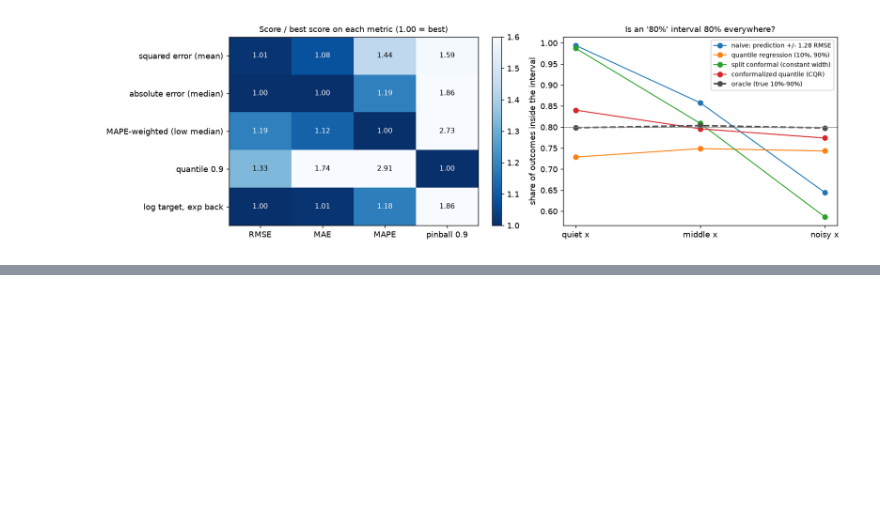
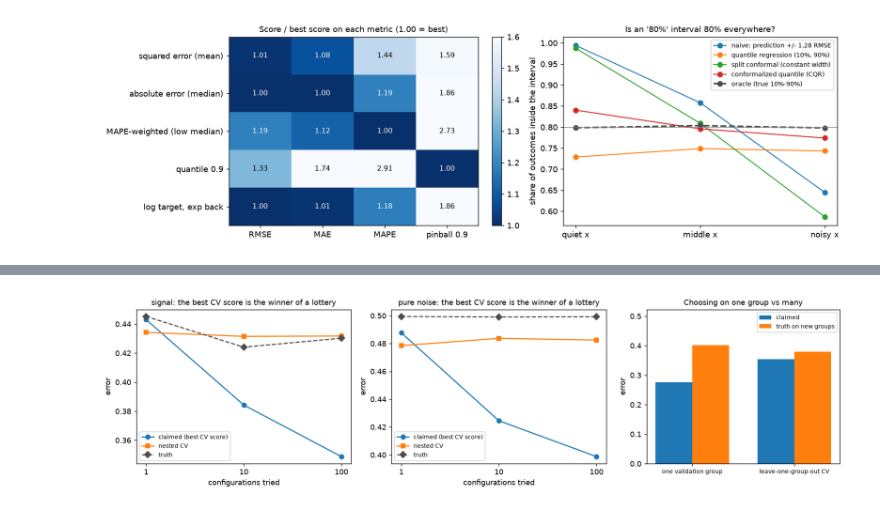
Before and after one commit to godot107/eval-lab, a Jupyter notebook: notebooks/walkthrough.ipynb, the cells around one changed output, grey strips where cells are left out. Cells and saved outputs as stored; diff of their text form; code cells hidden in the pictures; blank space fills up the shorter version.

```diff
--- a/notebooks/walkthrough.ipynb
+++ b/notebooks/walkthrough.ipynb
@@ -151,0 +286,4 @@ pd.DataFrame(cap["by_model"]).T
+# %%
+display(Image(str(config.FIGURES / "l5_tuning.png")))
+# %% [output]
+[figure, added]
```
Also changed, not shown: parts of 61 cells of this notebook, 31 other files.
